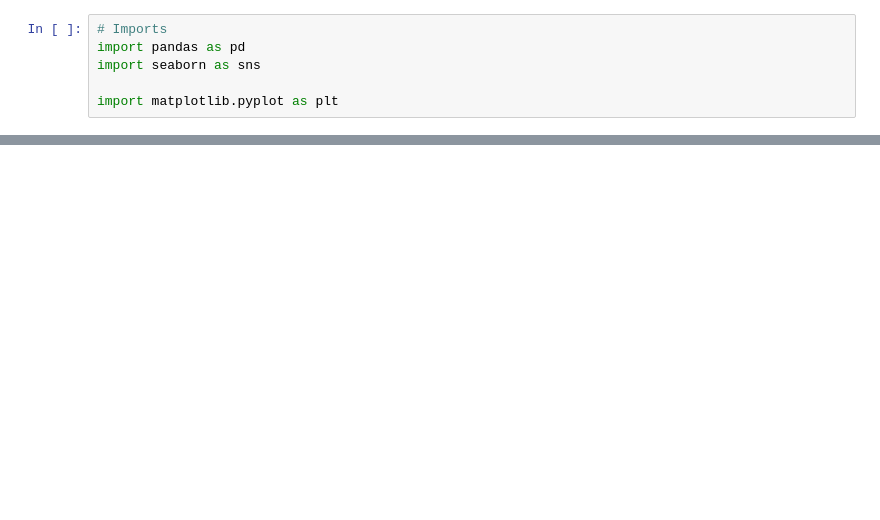
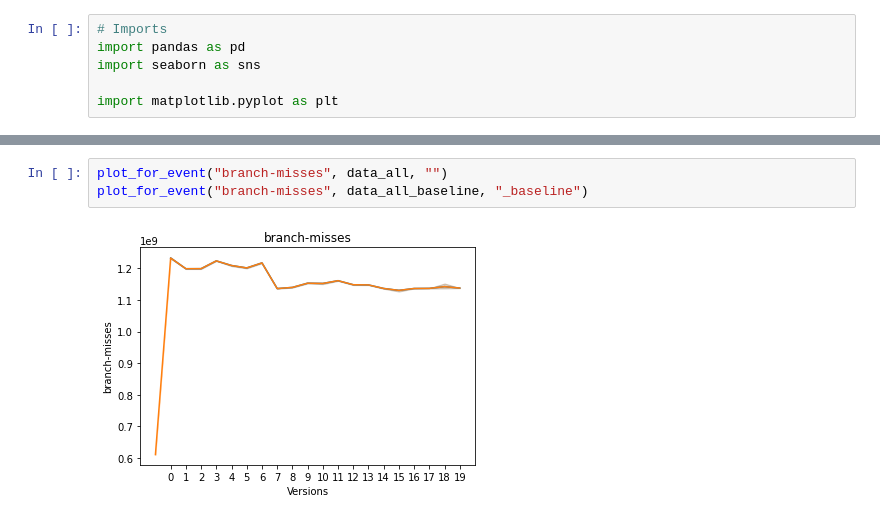
Before and after one commit to Naexon/EP-2022WS, a Jupyter notebook: statistics.ipynb, the cells around one changed output, grey strips where cells are left out. Saved outputs shown, nothing was run; the diff lists cells and outputs as text; blank space fills up the shorter version.

```diff
--- a/statistics.ipynb
+++ b/statistics.ipynb
@@ -50,0 +91,5 @@ plt.savefig("./plots/{}".format(event))
+# %%
+plot_for_event("branch-misses", data_all, "")
+plot_for_event("branch-misses", data_all_baseline, "_baseline")
+# %% [output]
+[figure, added]
```
Also changed, not shown: parts of 9 cells of this notebook, 12 other files.
